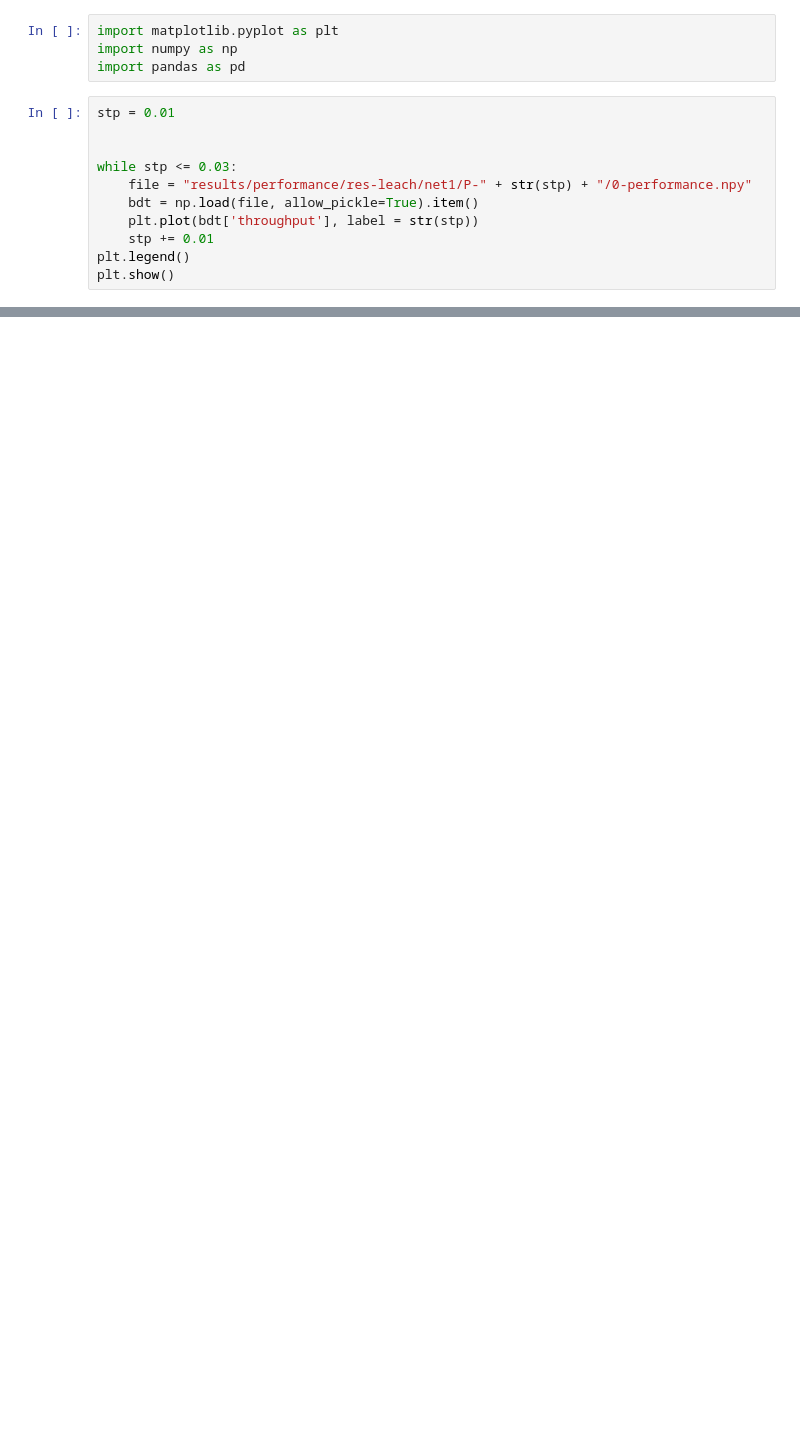
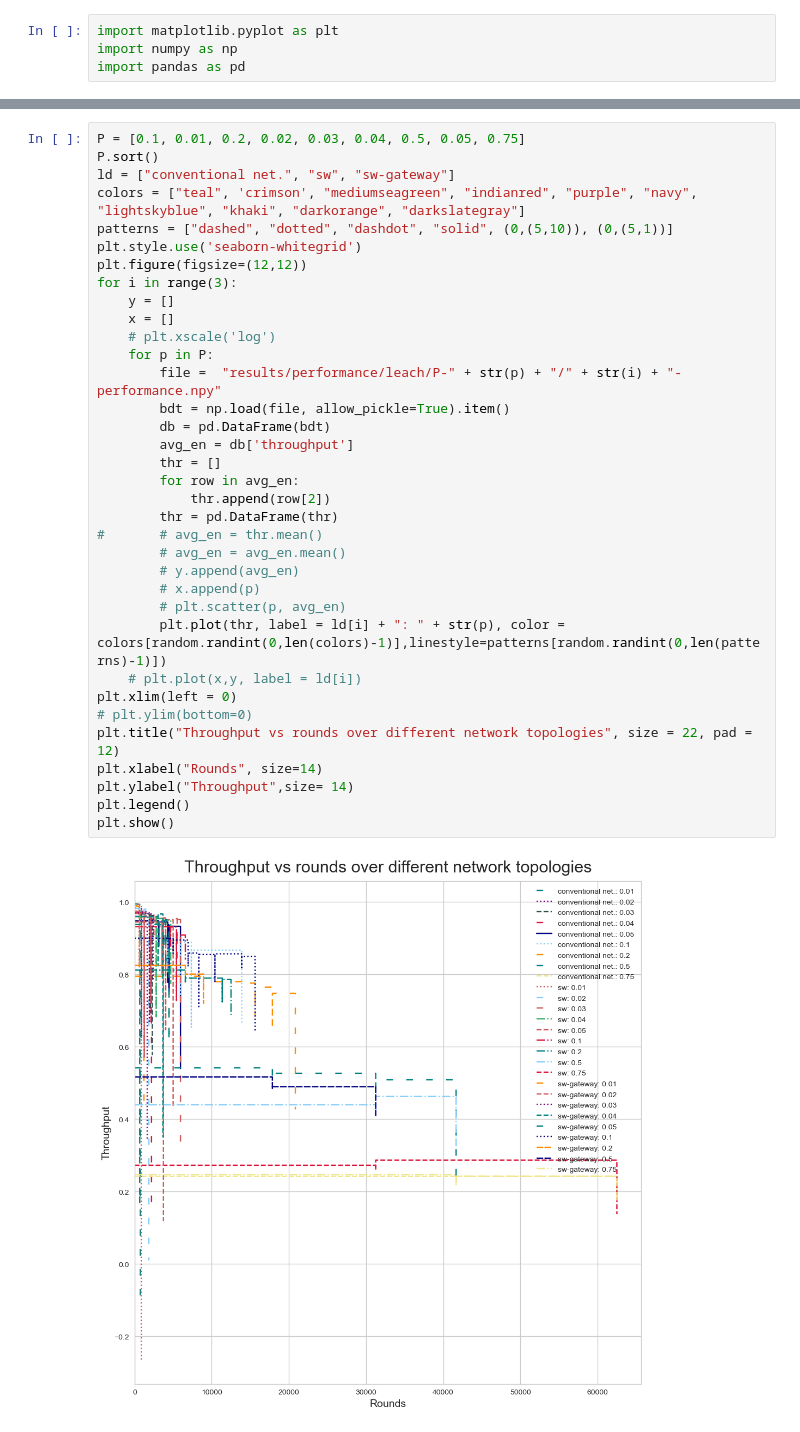
Before and after one commit to sanyam-dev/Wireless_Sensor_Network, a Jupyter notebook: graph_notebook.ipynb, the cells around one changed output, grey strips where cells are left out. Drawn from its saved outputs; the diff is of its cells as text; blank space fills up the shorter version.

```diff
--- a/graph_notebook.ipynb
+++ b/graph_notebook.ipynb
@@ -380,14 +293,3 @@ saved!
 import matplotlib.pyplot as plt
 import numpy as np
 import pandas as pd
-# %%
-stp = 0.01
-
-
-while stp <= 0.03:
-	file = "results/performance/res-leach/net1/P-" + str(stp) + "/0-performance.npy"
-	bdt = np.load(file, allow_pickle=True).item()
-	plt.plot(bdt['throughput'], label = str(stp))
-	stp += 0.01
-plt.legend()
-plt.show()
@@ -395,0 +296,37 @@ plt.show()
+# %%
+P = [0.1, 0.01, 0.2, 0.02, 0.03, 0.04, 0.5, 0.05, 0.75]
+P.sort()
+ld = ["conventional net.", "sw", "sw-gateway"]
+colors = ["teal", 'crimson', "mediumseagreen", "indianred", "purple", "navy", "lightskyblue", "khaki", "darkorange", "darkslategray"]
+patterns = ["dashed", "dotted", "dashdot", "solid", (0,(5,10)), (0,(5,1))]
+plt.style.use('seaborn-whitegrid')
+plt.figure(figsize=(12,12))
+for i in range(3):
+	y = []
+	x = []
+	# plt.xscale('log')
+	for p in P:
+		file =  "results/performance/leach/P-" + str(p) + "/" + str(i) + "-performance.npy"
+		bdt = np.load(file, allow_pickle=True).item()
+		db = pd.DataFrame(bdt)
+		avg_en = db['throughput']
+		thr = []
+		for row in avg_en:
+			thr.append(row[2])
+		thr = pd.DataFrame(thr)
+#		# avg_en = thr.mean()
+		# avg_en = avg_en.mean()
+		# y.append(avg_en)
+		# x.append(p)
+		# plt.scatter(p, avg_en)
+		plt.plot(thr, label = ld[i] + ": " + str(p), color = colors[random.randint(0,len(colors)-1)],linestyle=patterns[random.randint(0,len(patterns)-1)])
+	# plt.plot(x,y, label = ld[i])
+plt.xlim(left = 0)
+# plt.ylim(bottom=0)
+plt.title("Throughput vs rounds over different network topologies", size = 22, pad = 12)
+plt.xlabel("Rounds", size=14)
+plt.ylabel("Throughput",size= 14)
+plt.legend()
+plt.show()
+# %% [output]
+[figure, added]
```
Also changed, not shown: parts of 20 cells of this notebook.
